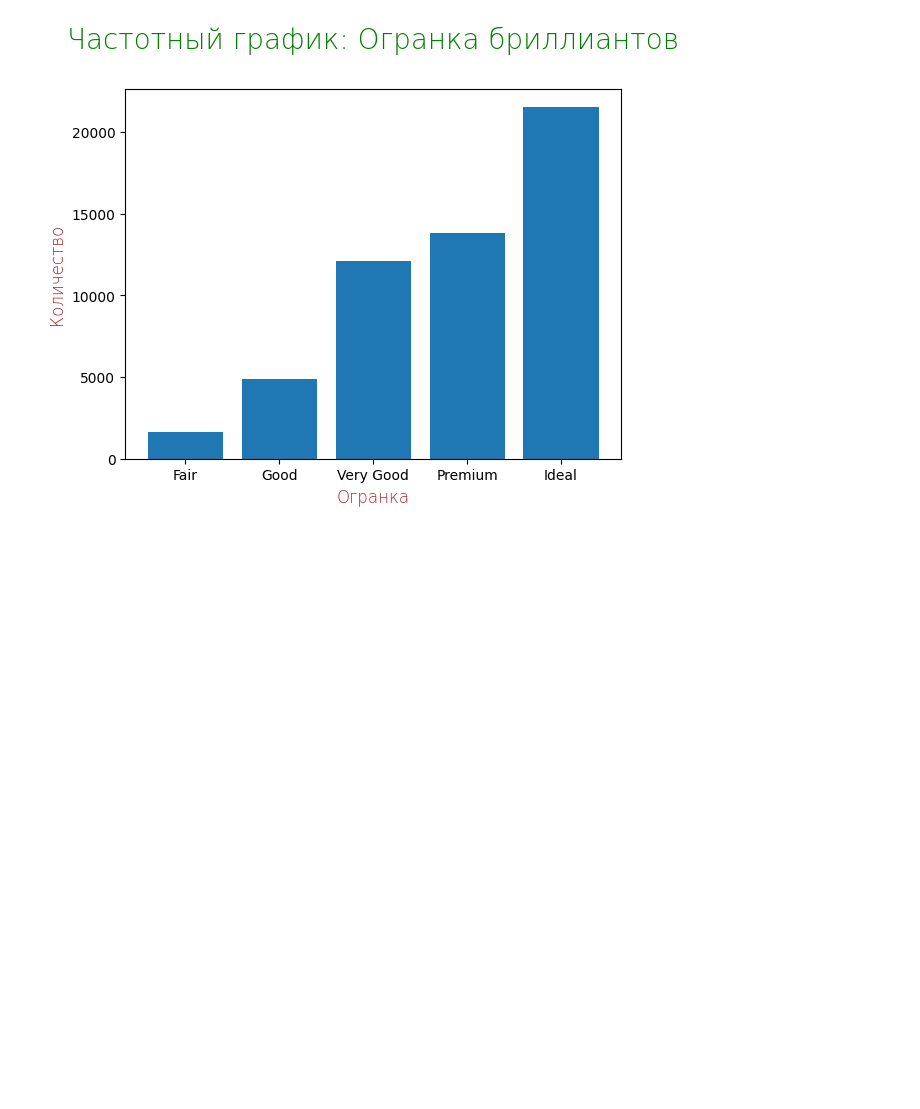
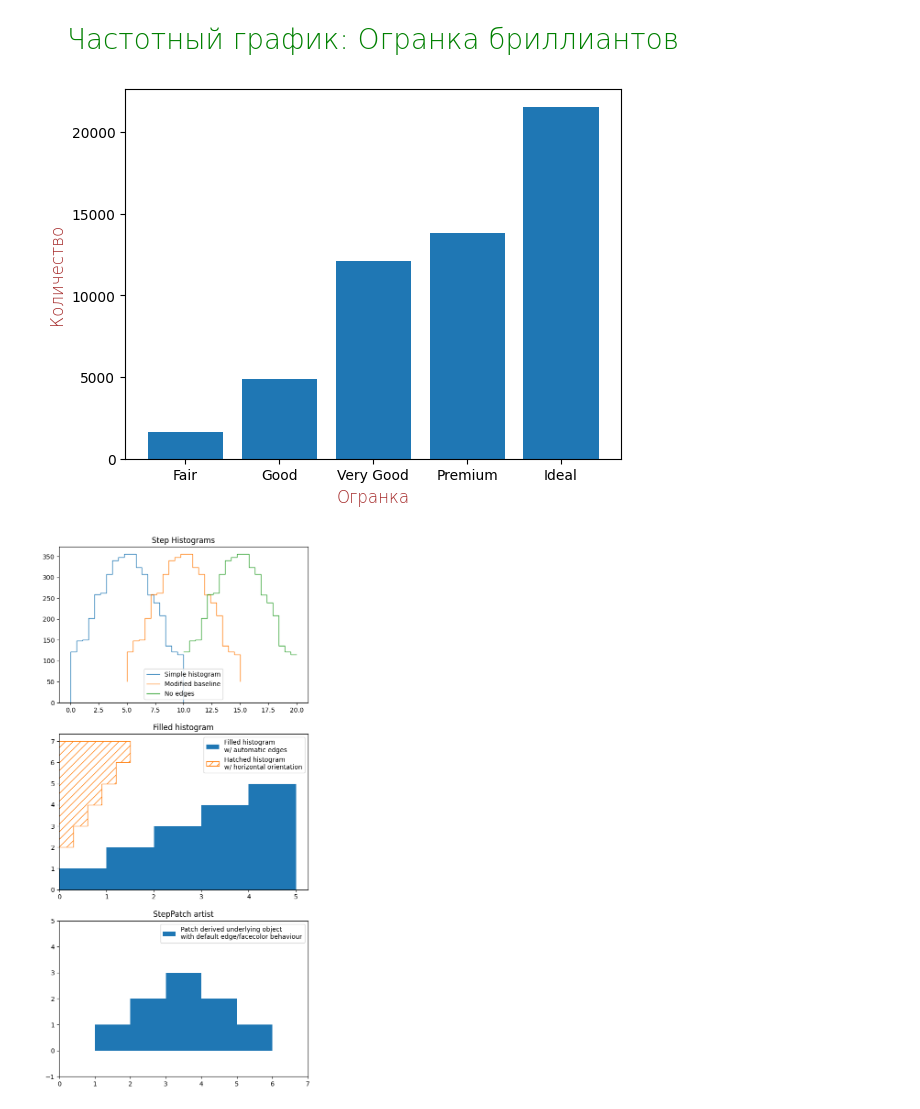
Before and after one commit to GazikeShaimanov/Jupyter, a Jupyter notebook: Second.ipynb, the cells around one changed output. Drawn from its saved outputs; the diff is of its cells as text; code cells hidden in the pictures; blank space fills up the shorter version.

Commit message:
Добавление примера из Matplotlib

```diff
--- a/Second.ipynb
+++ b/Second.ipynb
@@ -73,3 +73,40 @@ plt.ylabel("Количество", fontdict={'fontsize': 12, 'fontweight' : 20,
 plt.show()
 # %% [output]
 [figure]
+# %%
+import matplotlib.pyplot as plt
+import numpy as np
+
+from matplotlib.patches import StepPatch
+
+np.random.seed(0)
+h, edges = np.histogram(np.random.normal(5, 3, 5000),
+                        bins=np.linspace(0, 10, 20))
+
+fig, axs = plt.subplots(3, 1, figsize=(7, 15))
+axs[0].stairs(h, edges, label='Simple histogram')
+axs[0].stairs(h, edges + 5, baseline=50, label='Modified baseline')
+axs[0].stairs(h, edges + 10, baseline=None, label='No edges')
+axs[0].set_title("Step Histograms")
+
+axs[1].stairs(np.arange(1, 6, 1), fill=True,
+              label='Filled histogram\nw/ automatic edges')
+axs[1].stairs(np.arange(1, 6, 1)*0.3, np.arange(2, 8, 1),
+              orientation='horizontal', hatch='//',
+              label='Hatched histogram\nw/ horizontal orientation')
+axs[1].set_title("Filled histogram")
+
+patch = StepPatch(values=[1, 2, 3, 2, 1],
+                  edges=range(1, 7),
+                  label=('Patch derived underlying object\n'
+                         'with default edge/facecolor behaviour'))
+axs[2].add_patch(patch)
+axs[2].set_xlim(0, 7)
+axs[2].set_ylim(-1, 5)
+axs[2].set_title("StepPatch artist")
+
+for ax in axs:
+    ax.legend()
+plt.show()
+# %% [output]
+[figure, added]
```
